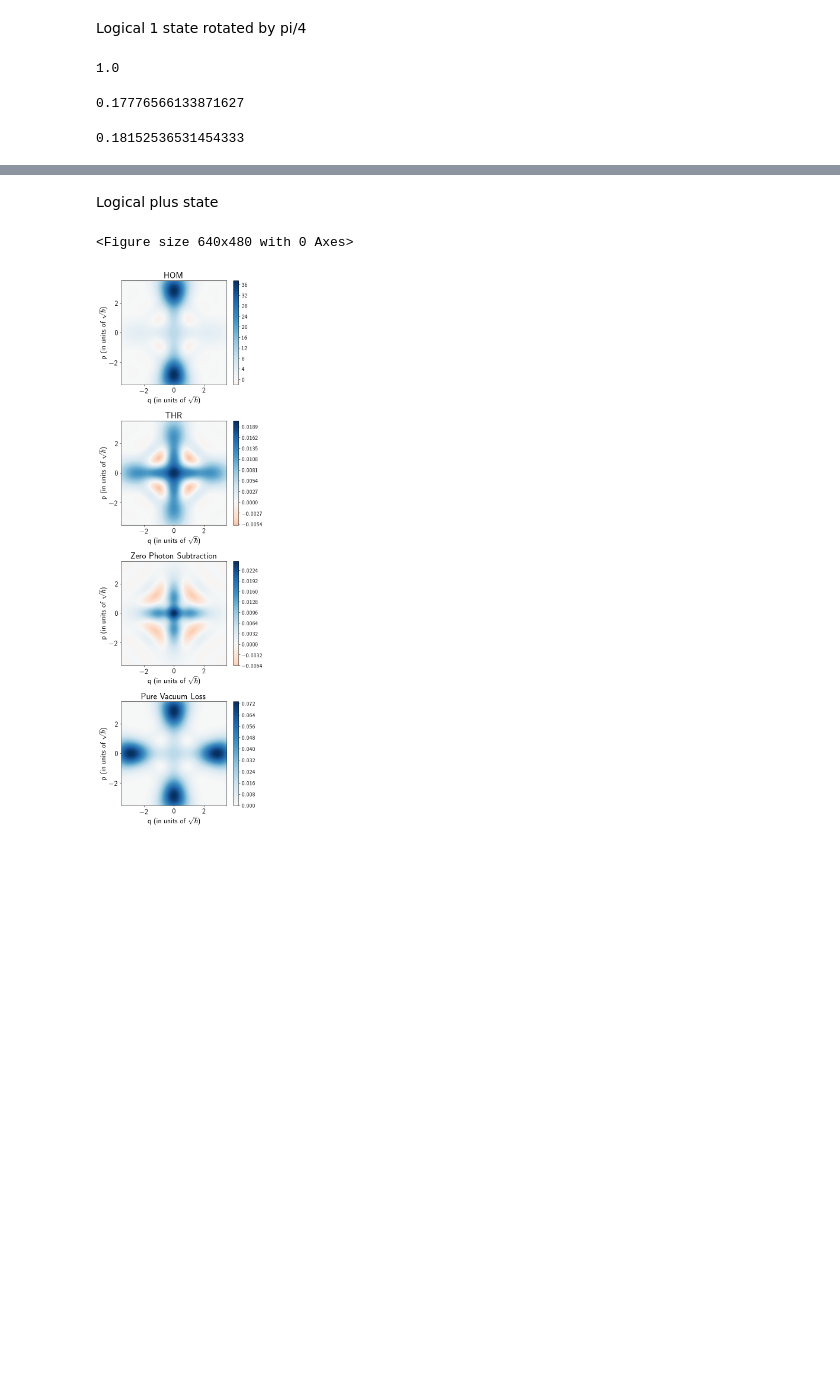
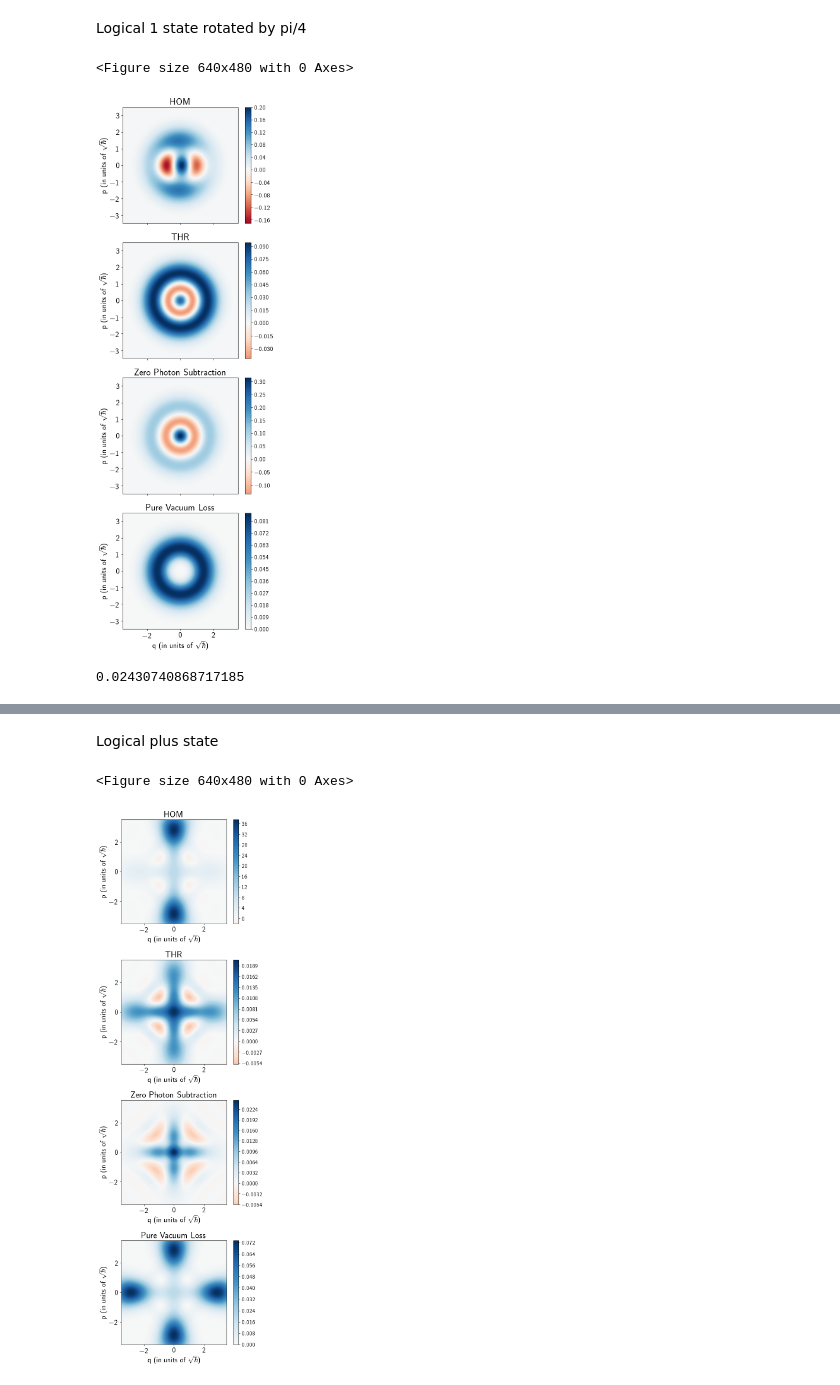
Before and after one commit to saurabh-shringarpure/ThrHomHet, a Jupyter notebook: bincode.ipynb, the cells around one changed output, grey strips where cells are left out. Saved outputs shown, nothing was run; the diff lists cells and outputs as text; code cells hidden in the pictures; blank space fills up the shorter version.

Commit message:
Fock state 2 after hom heralding become cat like

```diff
--- a/bincode.ipynb
+++ b/bincode.ipynb
@@ -195,10 +202,57 @@ def DeltaF(psi_0, psi_1, psi_2):
 # %% [markdown]
 Logical 1 state rotated by pi/4
+# %%
+# Results
+T       = 0.5
+etaH    = 0.85
+etaT    = 0.65
+center  = 0.1
+Delta   = 0.01
+points  = pts(Delta, 1e-3)
+Nval    = 3
+Kval    = 4
+N       = Nval*Kval +1
+# psi     = bincodeZ(Nval, Kval,0)
+# psi1    = R(0, psi, np.pi/4)
+psi1    = fock(N,2)
+outZPS  = kPS(psi1, T, 1,   0).unit()
+outTHR  = kPS(psi1, T, etaT, 0).unit()
+outHOM  = HOM(psi1, T, etaH, center, Delta, points).unit()
+outLOSS = pureLossChannel(psi1, 1-T).unit()
+
+#Plotting
+limi    = 3.5
+rang    = 100
+xvec    = np.linspace(-limi, limi, rang)
+
+W       = [wigner(outHOM, xvec, xvec), wigner(outTHR, xvec, xvec), wigner(outZPS, xvec, xvec), wigner(outLOSS, xvec, xvec)]
+
+nrm     = [mpl.colors.Normalize(-W[i].max(), W[i].max()) for i in range(len(W))]
+
+plt.figure(dpi=100)
+
+cols    = 1
+rows    = len(W)
+fig, axes = plt.subplots(rows, cols, figsize=(scale*5*cols,scale*3.75*rows), sharex=True)
+
+plots   = [axes[i].contourf(xvec, xvec, W[i], 100, cmap=cm.RdBu, norm=nrm[i]) for i in range(len(W))]
+
+axes[0].set(title = f"HOM",  ylabel = f'p (in units of  $\sqrt\hbar$)' )
+axes[1].set(title = f"THR",  ylabel = f'p (in units of  $\sqrt\hbar$)' )
+axes[2].set(title = f"Zero Photon Subtraction",         ylabel = f'p (in units of  $\sqrt\hbar$)' )
+axes[3].set(title = f"Pure Vacuum Loss",                xlabel = f'q (in units of  $\sqrt\hbar$)',  ylabel = f'p (in units of  $\sqrt\hbar$)' )
+
+cb      = [fig.colorbar(plots[i], ax=axes[i]) for i in range(len(W))]
+
+[cb[i].ax.tick_params(labelsize = scale*12) for i in range(len(W))]
+
+fig.tight_layout()
+
+plt.show()
+# %% [output]
+<Figure size 640x480 with 0 Axes>
+[figure, added]
 # %%
-2*np.heaviside(DeltaF(outZPS, outHOM, outTHR),0)-1
+DeltaF(outZPS, outHOM, outTHR)
 # %% [output]
-1.0
+0.02430740868717185
-# %%
-fidelity(outZPS, outHOM)
-# %% [output]
-0.17776566133871627
@@ -207,4 +258,0 @@ Delta
-# %%
-fidelity(outZPS, outTHR)
-# %% [output]
-0.18152536531454333
```
Also changed, not shown: parts of 8 cells of this notebook.
